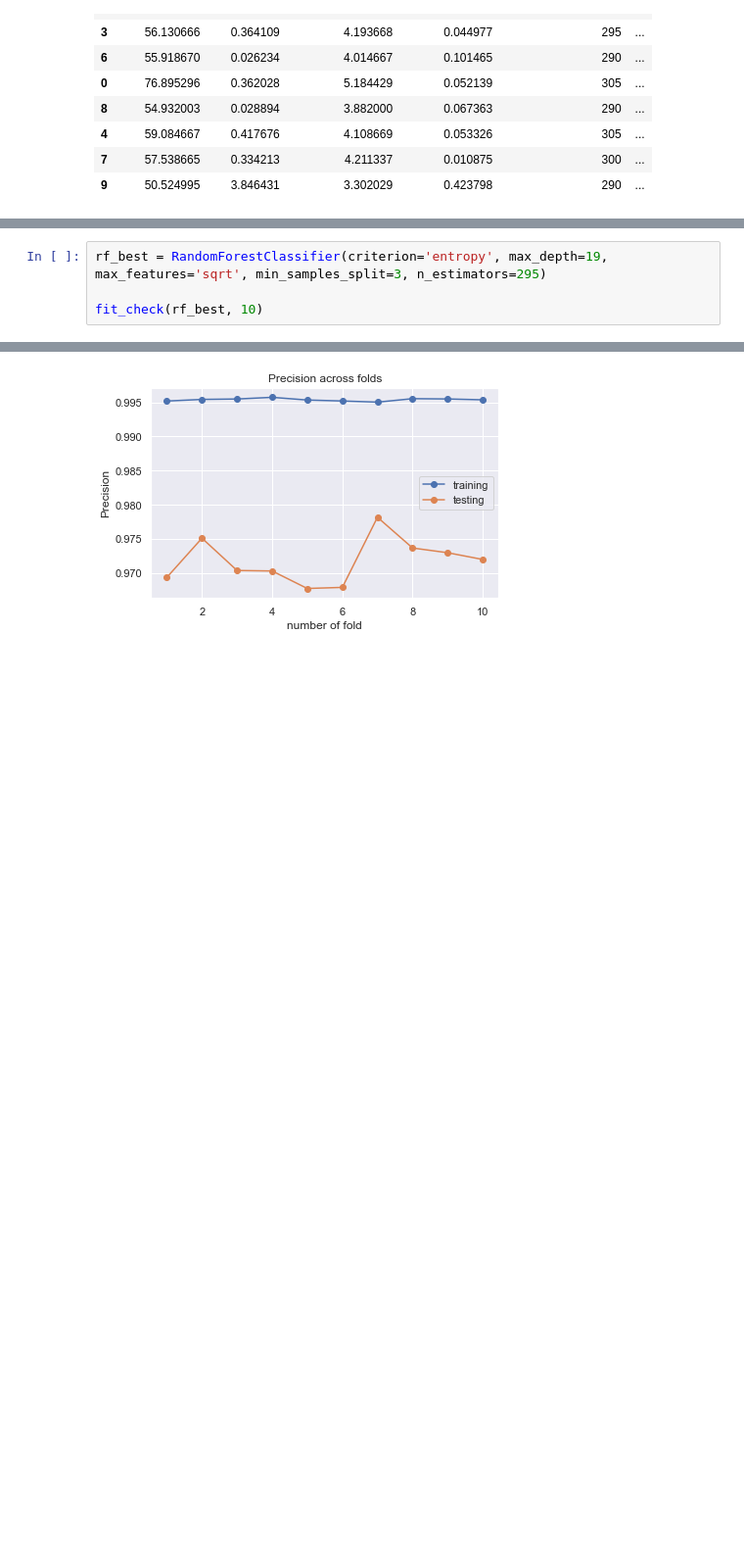
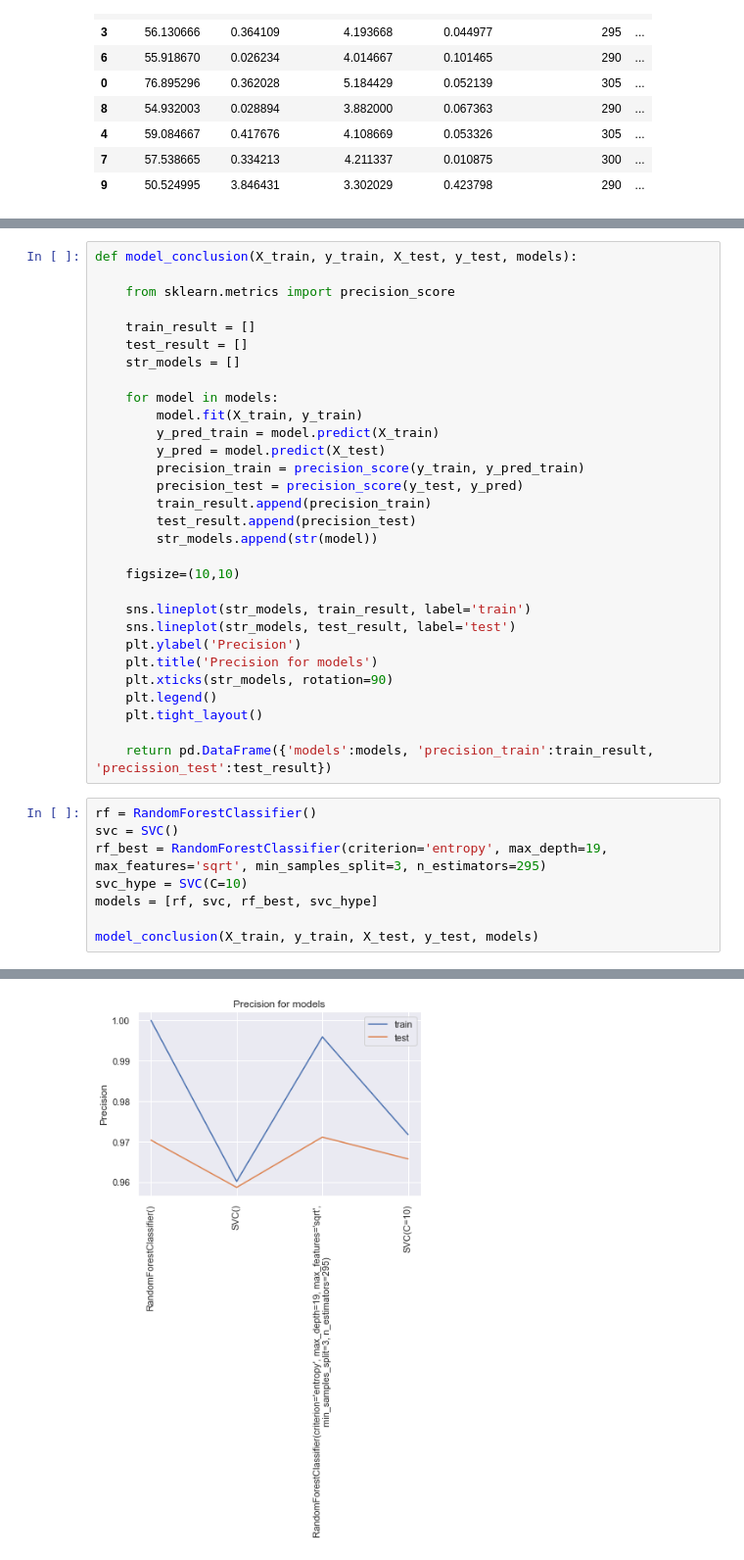
Before and after one commit to RodzanIskandar/Airline_Passenger_satisfaction, a Jupyter notebook: Machine Learning modelling APS.ipynb, the cells around one changed output, grey strips where cells are left out. Shown at 98% size. Saved outputs shown, nothing was run; the diff lists cells and outputs as text; blank space fills up the shorter version.

Commit message:
Update ML model

```diff
--- a/Machine Learning modelling APS.ipynb
+++ b/Machine Learning modelling APS.ipynb
@@ -246,5 +400,39 @@ fit_check(rf_best, 5)
+# %%
+def model_conclusion(X_train, y_train, X_test, y_test, models):
+
+    from sklearn.metrics import precision_score
+
+    train_result = []
+    test_result = []
+    str_models = []
+
+    for model in models:
+        model.fit(X_train, y_train)
+        y_pred_train = model.predict(X_train)
+        y_pred = model.predict(X_test)
+        precision_train = precision_score(y_train, y_pred_train)
+        precision_test = precision_score(y_test, y_pred)
+        train_result.append(precision_train)
+        test_result.append(precision_test)
+        str_models.append(str(model))
+
+    figsize=(10,10)
+
+    sns.lineplot(str_models, train_result, label='train')
+    sns.lineplot(str_models, test_result, label='test')
+    plt.ylabel('Precision')
+    plt.title('Precision for models')
+    plt.xticks(str_models, rotation=90)
+    plt.legend()
+    plt.tight_layout()
+
+    return pd.DataFrame({'models':models, 'precision_train':train_result, 'precission_test':test_result})
 # %%
+rf = RandomForestClassifier()
+svc = SVC()
 rf_best = RandomForestClassifier(criterion='entropy', max_depth=19, max_features='sqrt', min_samples_split=3, n_estimators=295)
+svc_hype = SVC(C=10)
+models = [rf, svc, rf_best, svc_hype]
 
-fit_check(rf_best, 10)
+model_conclusion(X_train, y_train, X_test, y_test, models)
 # %% [output]
@@ -251 +444 @@ fit_check(rf_best, 10)
-[figure, old version]
+[figure, new version]
```
Also changed, not shown: parts of 60 cells of this notebook.
